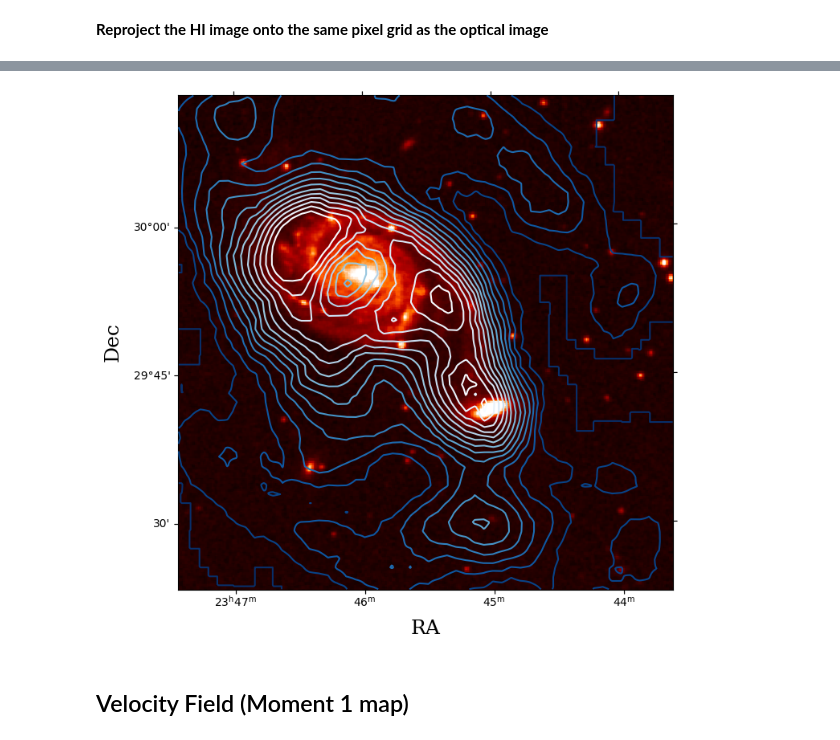
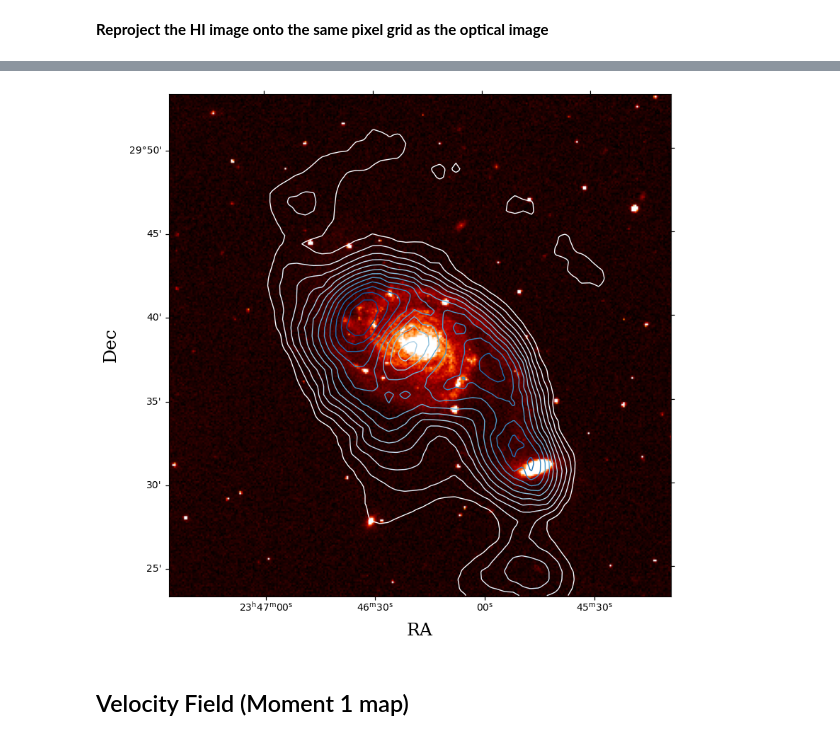
Before and after one commit to AnyelTars/Arp86-Galaxy-System, a Jupyter notebook: NGC7753/moment_maps-ngc7753.ipynb, the cells around one changed output, grey strips where cells are left out. Drawn from its saved outputs; the diff is of its cells as text; code cells hidden in the pictures.

```diff
--- a/NGC7753/moment_maps-ngc7753.ipynb
+++ b/NGC7753/moment_maps-ngc7753.ipynb
@@ -120,17 +125,53 @@ print(np.nanmax(hi_reprojected_0))
 # %%
-fig=plt.figure(figsize=(9,8))
-ax = fig.add_subplot(1,1,1, projection=WCS(header_mom0))
-cb=ax.imshow(data_optical,cmap='gist_heat',vmax=np.percentile(data_optical,99.8))
-ax.contour(hi_reprojected_0,levels=np.arange(0,2.8,0.2)*rms_mom0,cmap='Blues_r')
-#ax.contour(hi_reprojected_0, levels=10,cmap='Blues_r')
-ax.set_xlabel('RA', size=18,family='serif')
-ax.set_ylabel('Dec', size=18,family='serif')
+#fig=plt.figure(figsize=(9,8))
+#ax = fig.add_subplot(1,1,1, projection=WCS(header_mom0))
+#cb=ax.imshow(data_optical,cmap='gist_heat',vmin=vmin,vmax=vmax,origin='lower')
+#ax.contour(hi_reprojected_0,levels=np.arange(0,2.8,0.2)*rms_mom0,cmap='Blues_r')
+#ax.contour(hi_reprojected_0, levels=15,cmap='Blues_r')
+#ax.set_xlabel('RA', size=18,family='serif')
+#ax.set_ylabel('Dec', size=18,family='serif')
 #cbar=fig.colorbar(cb,ax=ax)
-plt.xticks(fontsize=15)
-plt.yticks(fontsize=15)
-plt.show()
+#plt.xticks(fontsize=15)
+#plt.yticks(fontsize=15)
+#plt.show()
-# %% [output]
-[figure, removed]
+# %%
+
+fig = plt.figure(figsize=(9, 8))
+ax = fig.add_subplot(1, 1, 1, projection=WCS(header_mom0))
+
+# Background: Optical image with good contrast
+cb = ax.imshow(
+    data_optical,
+    cmap='gist_heat',  # Better contrast than 'gist_heat'
+    origin='lower',
+    vmin=vmin, vmax=vmax,
+)
+
+# Contour levels from 3σ to max (or use log scale)
+levels = np.linspace(0.7 * rms_mom0, np.max(hi_reprojected_0), 13)
+
+# Contour overlay in white or cyan for visibility
+ax.contour(
+    hi_reprojected_0,
+    levels=levels,
+    cmap='Blues',  # Or 'white', 'orange', or a colormap
+    linewidths=1,
+)
+
+# Labels and ticks
+ax.set_xlabel('RA', size=18, family='serif')
+ax.set_ylabel('Dec', size=18, family='serif')
+plt.xticks(fontsize=15)
+plt.yticks(fontsize=15)
+
+# 🎨 Optional colorbar (if helpful)
+# cbar = fig.colorbar(cb, ax=ax)
+# cbar.set_label('Optical intensity', size=14)
+
+plt.tight_layout()
+plt.show()
+# %% [output]
+[figure, added]
 # %% [markdown]
 ## Velocity Field (Moment 1 map)
 # %%
```
Also changed, not shown: parts of 26 cells of this notebook.
